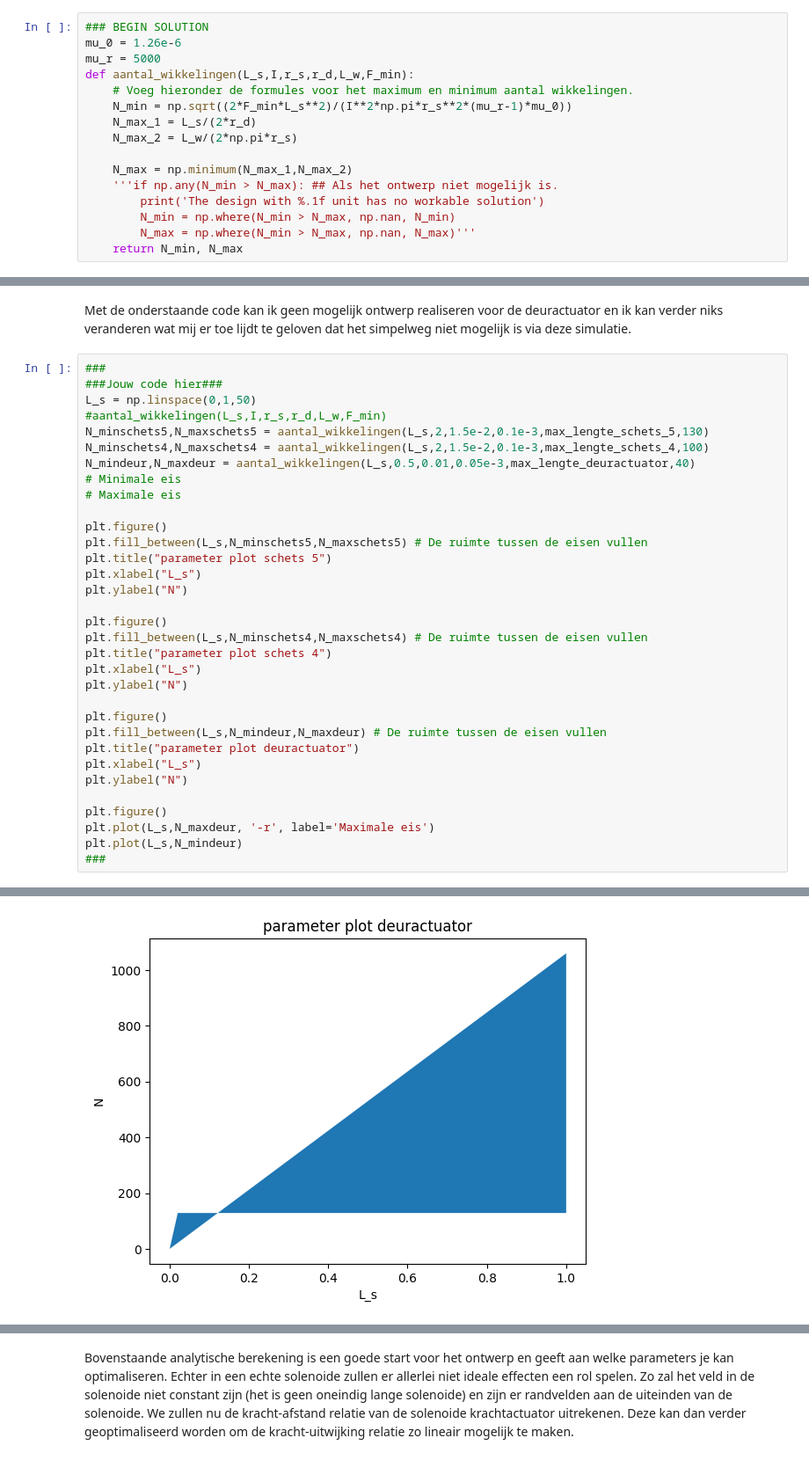
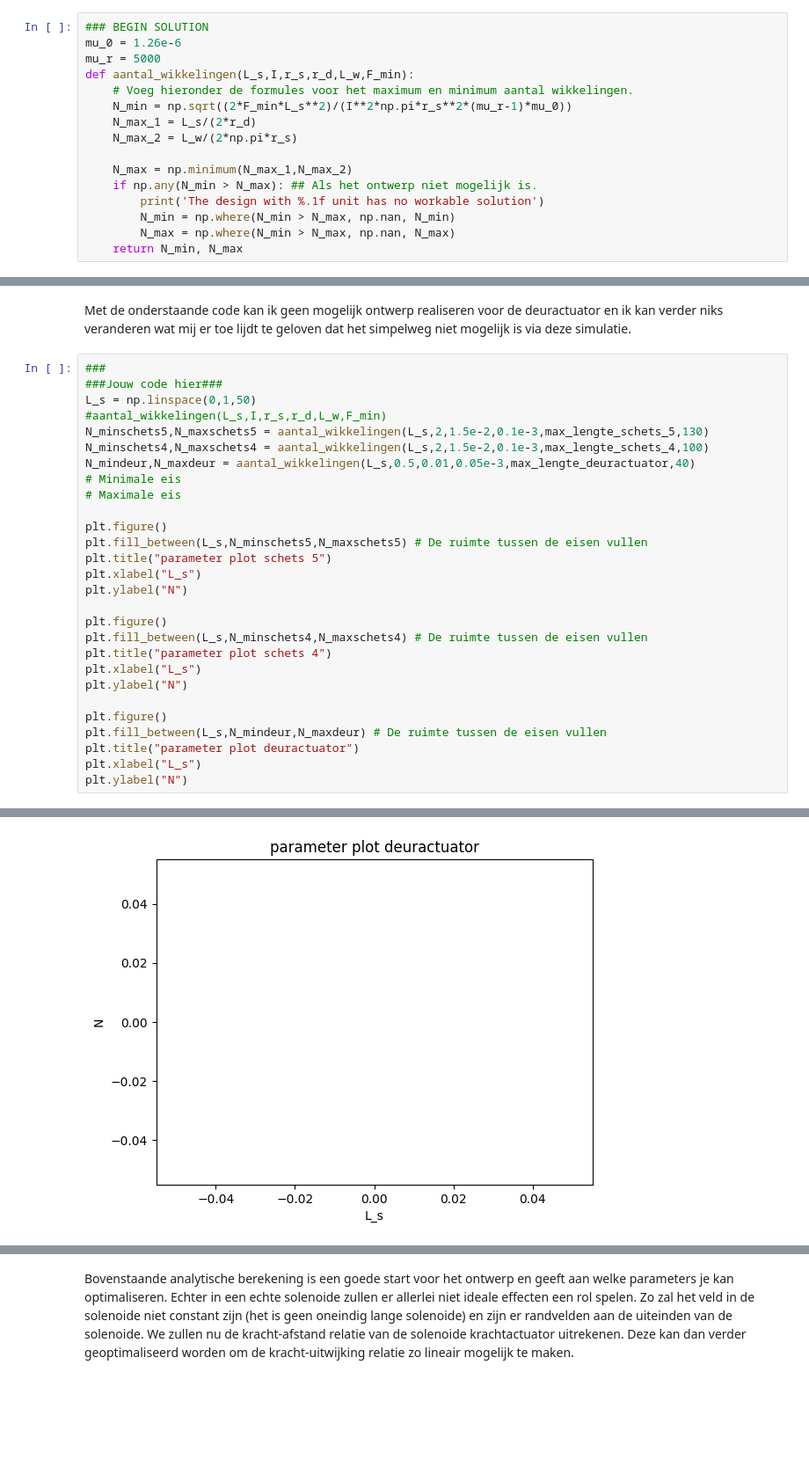
Before and after one commit to tdenooijer26/DEF-T-opdrachten, a Jupyter notebook: 2KrachtactuatorOpdracht/KrachtactuatorOpdracht.ipynb, the cells around one changed output, grey strips where cells are left out. Shown at 88% size. Saved outputs shown, nothing was run; the diff lists cells and outputs as text; blank space fills up the shorter version.

```diff
--- a/2KrachtactuatorOpdracht/KrachtactuatorOpdracht.ipynb
+++ b/2KrachtactuatorOpdracht/KrachtactuatorOpdracht.ipynb
@@ -190,10 +190,10 @@ def aantal_wikkelingen(L_s,I,r_s,r_d,L_w,F_min):
     N_max_2 = L_w/(2*np.pi*r_s)
 
     N_max = np.minimum(N_max_1,N_max_2)
-    '''if np.any(N_min > N_max): ## Als het ontwerp niet mogelijk is.
+    if np.any(N_min > N_max): ## Als het ontwerp niet mogelijk is.
         print('The design with %.1f unit has no workable solution')
         N_min = np.where(N_min > N_max, np.nan, N_min)
-        N_max = np.where(N_min > N_max, np.nan, N_max)'''
+        N_max = np.where(N_min > N_max, np.nan, N_max)
     return N_min, N_max
 # %% [markdown]
 Een parameter plot geeft ons inzicht in de haalbaarheid van het idee. In dit geval willen we kijken naar het mogelijke aantal wikkelingen en de lengte van onze solenoide. Hieronder staat een voorbeeld van code die een voorbeeld plot creëert met minimale eis $y=x$ en de maximale eis $y=2x$.
@@ -243,9 +243,4 @@ plt.fill_between(L_s,N_mindeur,N_maxdeur) # De ruimte tussen de eisen vullen
 plt.title("parameter plot deuractuator")
 plt.xlabel("L_s")
 plt.ylabel("N")
-
-plt.figure()
-plt.plot(L_s,N_maxdeur, '-r', label='Maximale eis')
-plt.plot(L_s,N_mindeur)
-###
 # %% [output]
@@ -255 +253 @@ plt.plot(L_s,N_mindeur)
-[figure, old version]
+[figure, new version]
```
Also changed, not shown: parts of 8 cells of this notebook.
